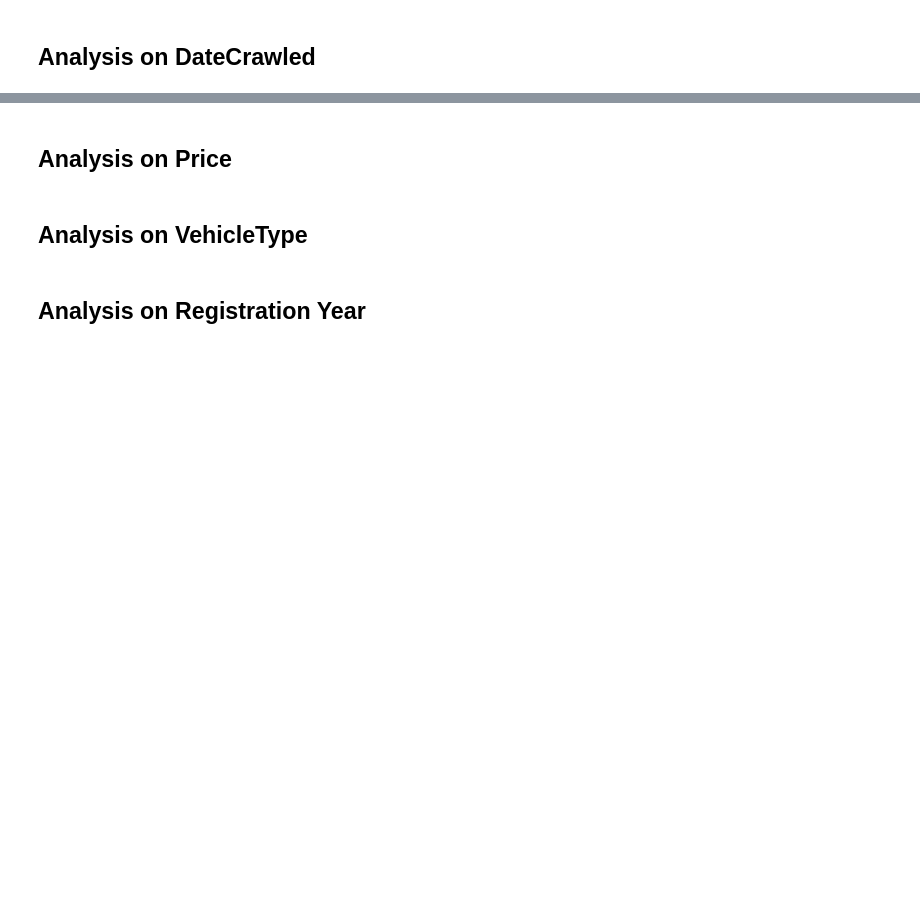
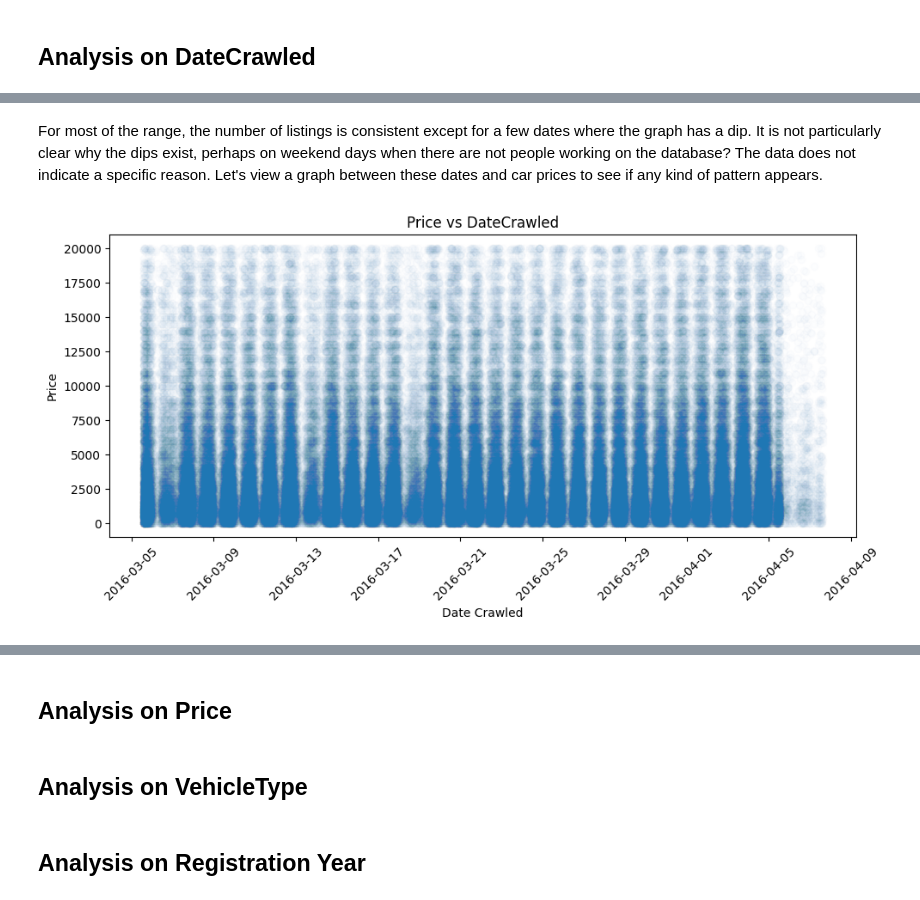
Before and after one commit to T4nT4n/sprint12, a Jupyter notebook: sprint_12_project.ipynb, the cells around one changed output, grey strips where cells are left out. Saved outputs shown, nothing was run; the diff lists cells and outputs as text; code cells hidden in the pictures; blank space fills up the shorter version.

```diff
--- a/sprint_12_project.ipynb
+++ b/sprint_12_project.ipynb
@@ -575,0 +748,13 @@ The Model column has a high cardinality with 250 unique car models. Few models m
+# %% [markdown]
+For most of the range, the number of listings is consistent except for a few dates where the graph has a dip. It is not particularly clear why the dips exist, perhaps on weekend days when there are not people working on the database? The data does not indicate a specific reason. Let's view a graph between these dates and car prices to see if any kind of pattern appears.
+# %%
+plt.figure(figsize=(10, 5))
+plt.scatter(X_train['DateCrawled'], y_train, alpha = 0.01)
+plt.xlabel('Date Crawled')
+plt.ylabel('Price')
+plt.title('Price vs DateCrawled')
+plt.xticks(rotation=45)
+plt.tight_layout()
+plt.show()
+# %% [output]
+[figure, added]
```
Also changed, not shown: parts of 24 cells of this notebook.
